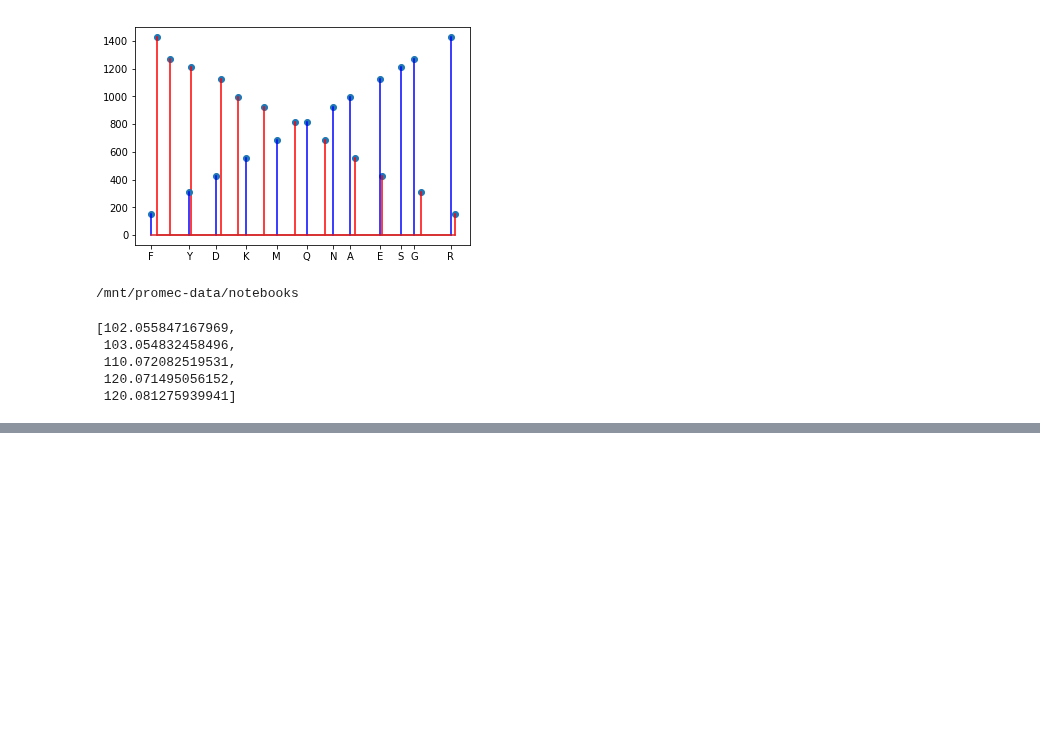
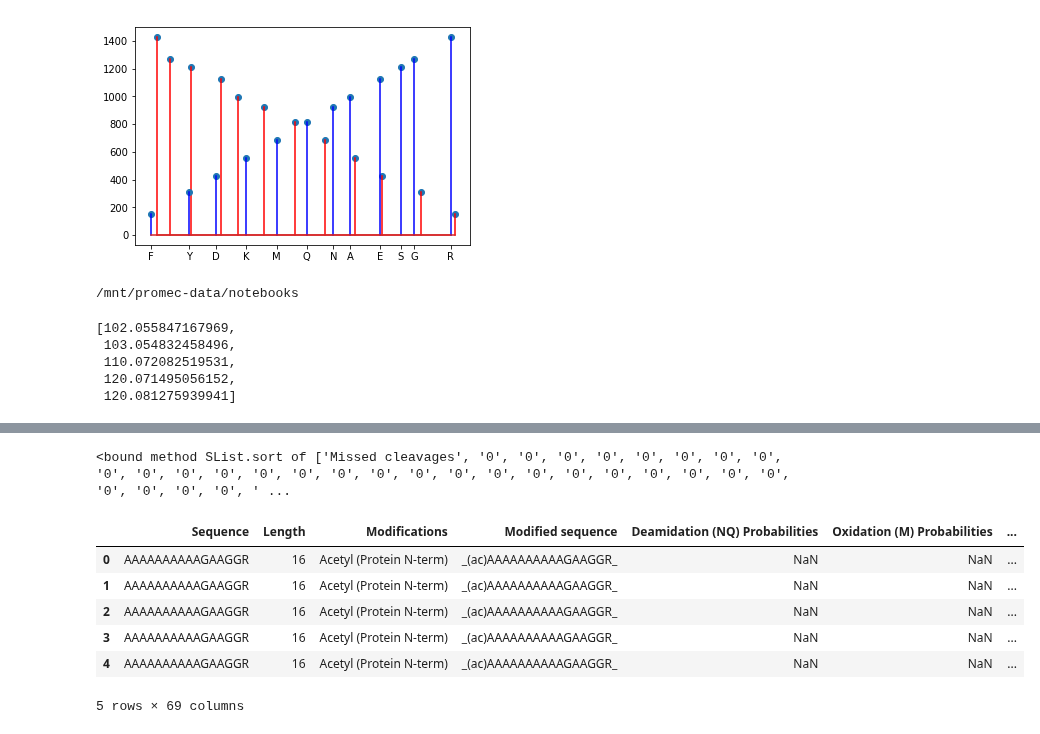
Before and after one commit to animesh/notebooks, a Jupyter notebook: pepFrag.ipynb, the cells around one changed output, grey strips where cells are left out. Drawn from its saved outputs; the diff is of its cells as text; code cells hidden in the pictures; blank space fills up the shorter version.

```diff
--- a/pepFrag.ipynb
+++ b/pepFrag.ipynb
@@ -122,0 +137,5 @@ a[0:10:2]
+# %%
+chg = !awk -F '\t' '{print $15}' $HOME/PD/HF/Siri/combined/txt/evidence.txt
+chg.sort
+# %% [output]
+<bound method SList.sort of ['Missed cleavages', '0', '0', '0', '0', '0', '0', '0', '0', '0', '0', '0', '0', '0', '0', '0', '0', '0', '0', '0', '0', '0', '0', '0', '0', '0', '0', '0', '0', '0', '0', ' ...
@@ -122,0 +151,11 @@ a[0:10:2]
+# %%
+df=pd.read_table(data_path)
+df.head()
+# %% [output]
+|  | Sequence | Length | Modifications | Modified sequence | Deamidation (NQ) Probabilities | Oxidation (M) Probabilities | ... |
+| 0 | AAAAAAAAAAGAAGGR | 16 | Acetyl (Protein N-term) | _(ac)AAAAAAAAAAGAAGGR_ | NaN | NaN | ... |
+| 1 | AAAAAAAAAAGAAGGR | 16 | Acetyl (Protein N-term) | _(ac)AAAAAAAAAAGAAGGR_ | NaN | NaN | ... |
+| 2 | AAAAAAAAAAGAAGGR | 16 | Acetyl (Protein N-term) | _(ac)AAAAAAAAAAGAAGGR_ | NaN | NaN | ... |
+| 3 | AAAAAAAAAAGAAGGR | 16 | Acetyl (Protein N-term) | _(ac)AAAAAAAAAAGAAGGR_ | NaN | NaN | ... |
+| 4 | AAAAAAAAAAGAAGGR | 16 | Acetyl (Protein N-term) | _(ac)AAAAAAAAAAGAAGGR_ | NaN | NaN | ... |
+5 rows × 69 columns
```
Also changed, not shown: parts of 12 cells of this notebook, 6 other files.
